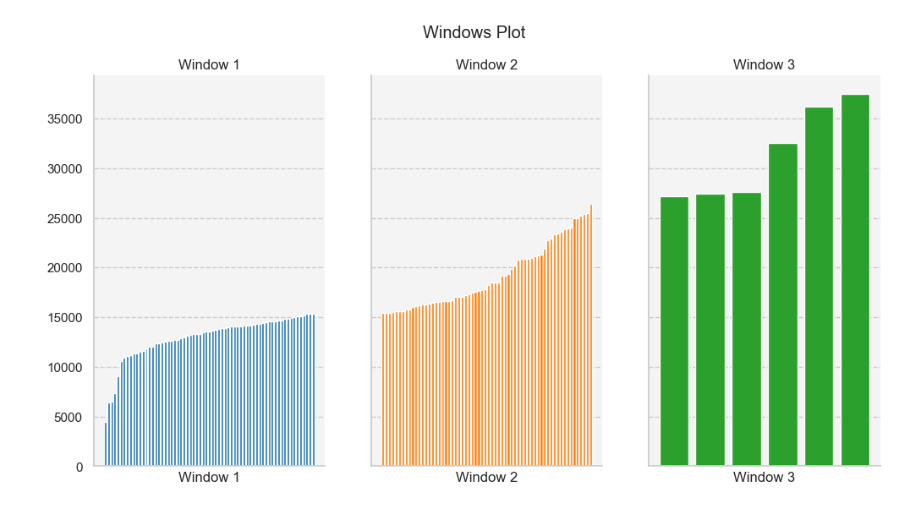
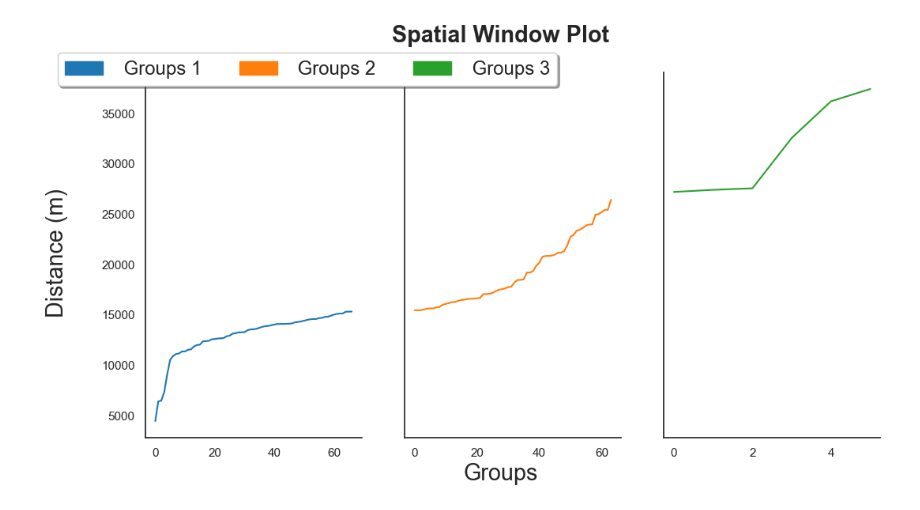
Before and after one commit to CamiloHMS/london_routing, a Jupyter notebook: responses_plot.ipynb, the cells around one changed output. Drawn from its saved outputs; the diff is of its cells as text; code cells hidden in the pictures.

Commit message:
feat: Spatial window Plot

```diff
--- a/responses_plot.ipynb
+++ b/responses_plot.ipynb
@@ -71,4 +101,23 @@ removeID = dataf.loc[dataf['modal'] == 'error']['setID'].to_list()
 dataf_new = dataf.drop(dataf[dataf['setID'].isin(removeID)].index)
+# %%
+## distance extreme outliers
+"""
+dist = dataf_new['distance'].to_list()
+
+print('Quartis Distância:')
+mod,ext = determine_outliers(dist)
+
+print('\n\nOutliers:')
+
+outlier = dataf_new.loc[dataf_new['distance'].isin(ext)]
+
+print(dataf_new.shape)
+dataf_new = dataf_new.drop(dataf_new[dataf_new['setID'].isin(outlier['setID'].unique())].index)
+print(dataf_new.shape)
+
+dataf_new.groupby("setID").count()
+"""
+#resultDf.to_csv(f'{resultFolder}/{resultFile}', index=False)
 # %%
 ## separating data by range
 
@@ -126,34 +195,48 @@ for i in range(len(ylabels)):
 # %%
 fig, (ax0, ax1, ax2) = plt.subplots(nrows=1, ncols=3, sharex=False,sharey=True,
                                     figsize=(12, 6))
 values1 = sorted(series_wind1.values.tolist())
 values2 = sorted(series_wind2.values.tolist())
 values3 = sorted(series_wind3.values.tolist())
 
-ax0.bar(range(len(values1)), values1,color="tab:blue",label='group 1')
-ax1.bar(range(len(values2)), values2,color="tab:orange",label='group 2')
-ax2.bar(range(len(values3)), values3,color="tab:green",label='group 3')
+ax0.plot(range(len(values1)), values1,color="tab:blue",label='group 1',linestyle="solid")
+ax1.plot(range(len(values2)), values2,color="tab:orange",label='group 2',linestyle="solid")
+ax2.plot(range(len(values3)), values3,color="tab:green",label='group 3',linestyle="solid")
 
-ax0.set_xlabel("Window 1")
-ax1.set_xlabel("Window 2")
-ax2.set_xlabel("Window 3")
+#ax0.set_xlabel("Window 1",fontsize="xx-large")
+#ax1.set_xlabel("Window 2",fontsize="xx-large")
+#ax2.set_xlabel("Window 3",fontsize="xx-large")
 
-ax0.set_xticks([])
-ax1.set_xticks([])
-ax2.set_xticks([])
+#ax0.set_xticks([])
+#ax1.set_xticks([])
+#ax2.set_xticks([])
 
-#plt.legend(loc="upper center",bbox_to_anchor=(0.33,1.25),fancybox=True,shadow=True)
+leg_g1 = mpatches.Patch(color="tab:blue",label=" Groups 1")
+leg_g2 = mpatches.Patch(color="tab:orange",label=" Groups 2")
+leg_g3 = mpatches.Patch(color="tab:green",label=" Groups 3")
 
-ax0.set_title('Window 1')
-ax1.set_title('Window 2')
-ax2.set_title('Window 3')
+plt.legend(loc="upper right",
+           bbox_to_anchor=(-0.45,1.08),
+           ncol=3,
+           fancybox=True,
+           shadow=True,
+           fontsize="x-large",
+           handles = [leg_g1,leg_g2,leg_g3])
+
+
+#ax0.set_title('Window 1')
+#ax1.set_title('Window 2')
+#ax2.set_title('Window 3')
 
 #ax0.set_xticklabels([])
 
-fig.suptitle('Windows Plot')
+fig.suptitle('Spatial Window Plot',fontsize="xx-large",fontweight="bold")
+fig.supxlabel("Groups",fontsize="xx-large")
+fig.supylabel("Distance (m)",fontsize="xx-large")
+
 sns.set_style("whitegrid", {'grid.linestyle': '--','axes.facecolor': '#F4F4F4'})
 
 sns.despine(top=True,left=False)
 plt.show()
 # %% [output]
-[figure, old version]
+[figure, new version]
```
Also changed, not shown: parts of 6 cells of this notebook.
